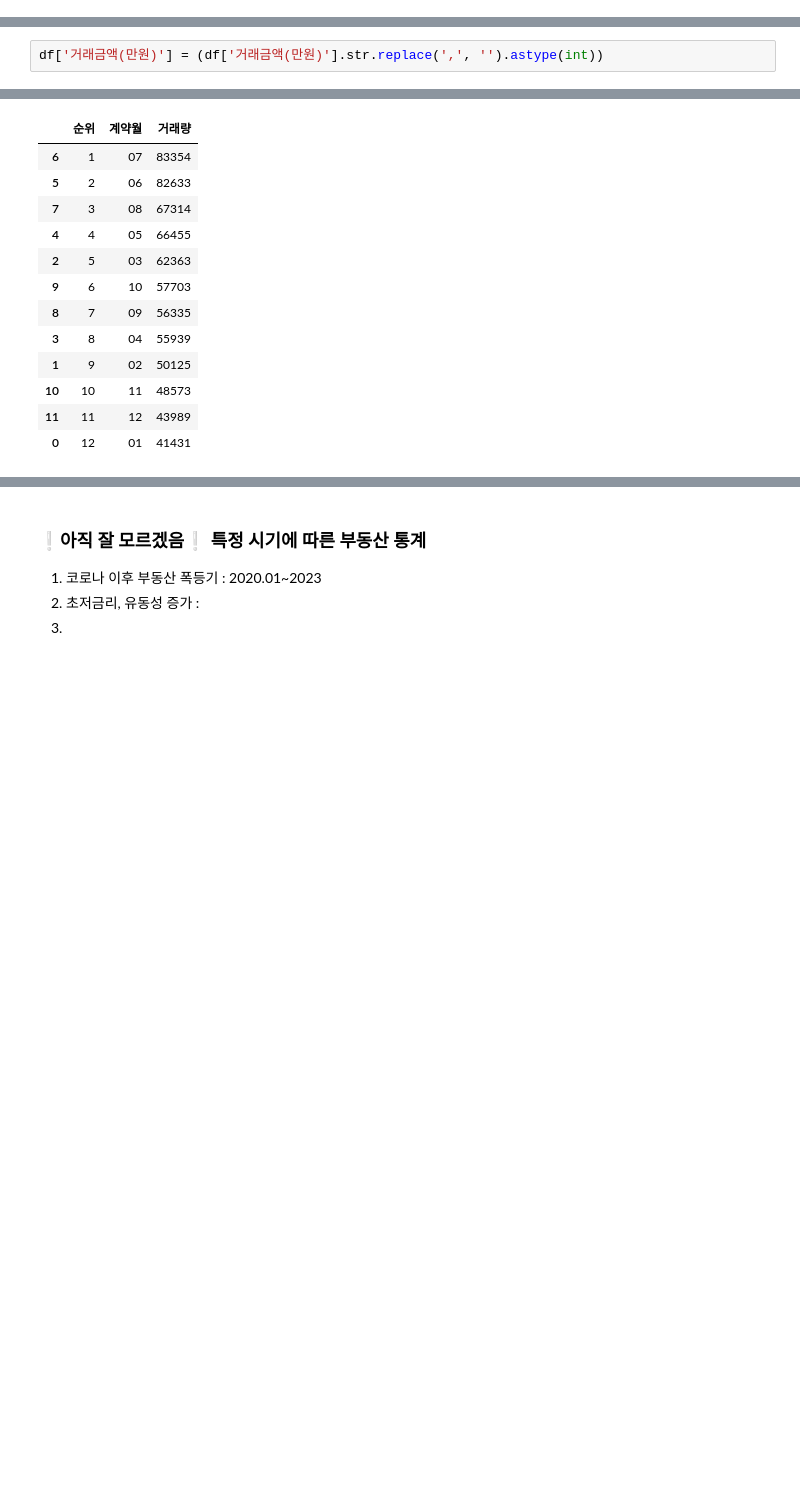
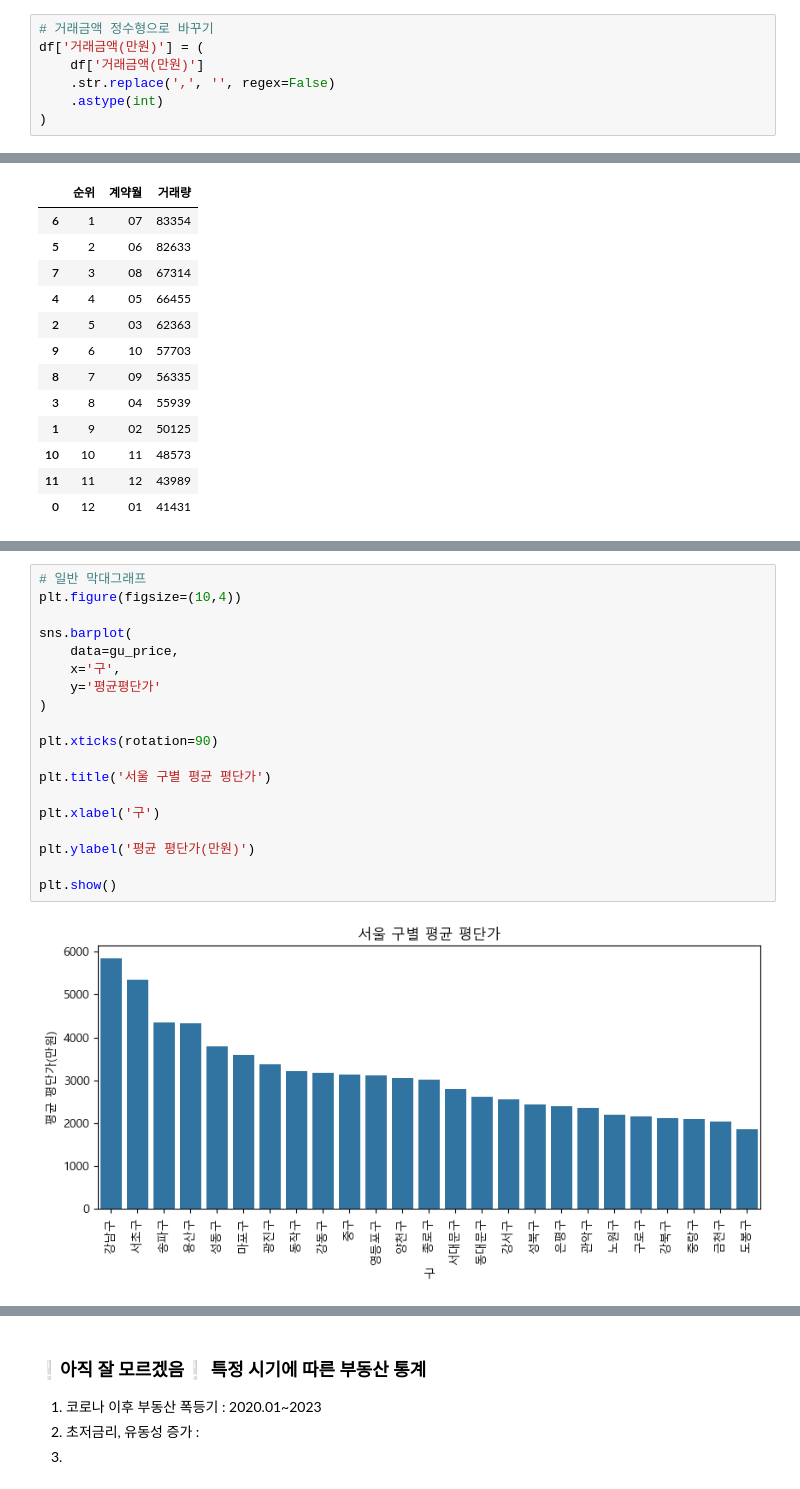
Before and after one commit to Sigmean/Seoul-Apartment-Price-Analysis, a Jupyter notebook: 아파트 실거래가 분석.ipynb, the cells around one changed output, grey strips where cells are left out. Saved outputs shown, nothing was run; the diff lists cells and outputs as text; blank space fills up the shorter version.

```diff
--- a/아파트 실거래가 분석.ipynb
+++ b/아파트 실거래가 분석.ipynb
@@ -132,0 +139,7 @@ TypeError: unsupported operand type(s) for /: 'str' and 'float'
+# %%
+# 거래금액 정수형으로 바꾸기
+df['거래금액(만원)'] = (
+    df['거래금액(만원)']
+    .str.replace(',', '', regex=False)
+    .astype(int)
+)
@@ -227,5 +278,3 @@ Name: 거래금액(만원), dtype: str
-# %%
-df['거래금액(만원)'] = (df['거래금액(만원)'].str.replace(',', '').astype(int))
 # %%
 df['거래금액(만원)']
 # %% [output]
@@ -822,0 +953,21 @@ month_count
+# %%
+# 일반 막대그래프
+plt.figure(figsize=(10,4))
+
+sns.barplot(
+    data=gu_price,
+    x='구',
+    y='평균평단가'
+)
+
+plt.xticks(rotation=90)
+
+plt.title('서울 구별 평균 평단가')
+
+plt.xlabel('구')
+
+plt.ylabel('평균 평단가(만원)')
+
+plt.show()
+# %% [output]
+[figure, added]
```
Also changed, not shown: parts of 53 cells of this notebook.
